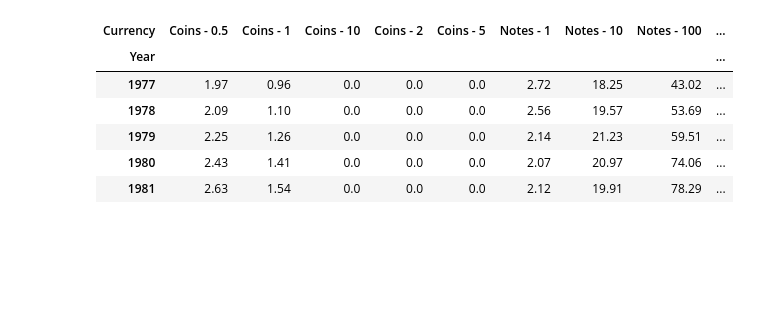
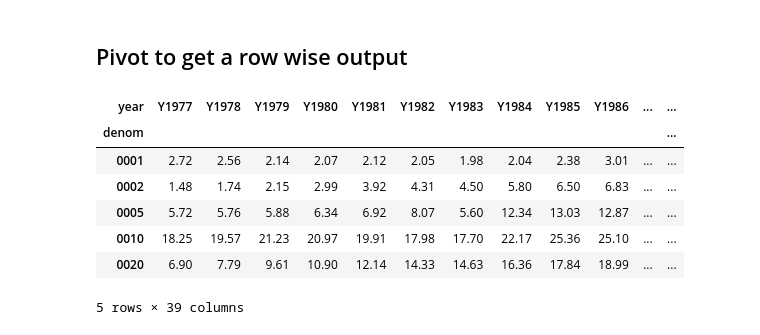
Before and after one commit to amitkaps/indiavis, a Jupyter notebook: notebooks/money.ipynb, the cells around one changed output. Drawn from its saved outputs; the diff is of its cells as text; code cells hidden in the pictures; blank space fills up the shorter version.

Commit message:
Notes vis

```diff
--- a/notebooks/money.ipynb
+++ b/notebooks/money.ipynb
@@ -94,3 +100,5 @@ df.head()
 # %%
-df = df.sort_values(by="Year")
+df = df.sort_values(by="year")
+# %%
+df.drop(['currency'], axis = 1, inplace=True)
 # %%
@@ -100,12 +123,17 @@ df.to_json("../data/money.json")
+# %% [markdown]
+## Pivot to get a row wise output
+# %%
+df['year'] = "Y" + df['year'].astype(str)
 # %%
-dfValue = pd.pivot_table(df, values = "Value", columns = "Currency", index = "Year")
+dfWide = pd.pivot_table(df, values = "money", columns = "year", index = "denom")
 # %%
-dfValue.head()
+dfWide.head()
 # %% [output]
-| Currency | Coins - 0.5 | Coins - 1 | Coins - 10 | Coins - 2 | Coins - 5 | Notes - 1 | Notes - 10 | Notes - 100 | ... |
-| Year |  |  |  |  |  |  |  |  | ... |
-| 1977 | 1.97 | 0.96 | 0.0 | 0.0 | 0.0 | 2.72 | 18.25 | 43.02 | ... |
-| 1978 | 2.09 | 1.10 | 0.0 | 0.0 | 0.0 | 2.56 | 19.57 | 53.69 | ... |
-| 1979 | 2.25 | 1.26 | 0.0 | 0.0 | 0.0 | 2.14 | 21.23 | 59.51 | ... |
-| 1980 | 2.43 | 1.41 | 0.0 | 0.0 | 0.0 | 2.07 | 20.97 | 74.06 | ... |
-| 1981 | 2.63 | 1.54 | 0.0 | 0.0 | 0.0 | 2.12 | 19.91 | 78.29 | ... |
+| year | Y1977 | Y1978 | Y1979 | Y1980 | Y1981 | Y1982 | Y1983 | Y1984 | Y1985 | Y1986 | ... | ... |
+| denom |  |  |  |  |  |  |  |  |  |  |  | ... |
+| 0001 | 2.72 | 2.56 | 2.14 | 2.07 | 2.12 | 2.05 | 1.98 | 2.04 | 2.38 | 3.01 | ... | ... |
+| 0002 | 1.48 | 1.74 | 2.15 | 2.99 | 3.92 | 4.31 | 4.50 | 5.80 | 6.50 | 6.83 | ... | ... |
+| 0005 | 5.72 | 5.76 | 5.88 | 6.34 | 6.92 | 8.07 | 5.60 | 12.34 | 13.03 | 12.87 | ... | ... |
+| 0010 | 18.25 | 19.57 | 21.23 | 20.97 | 19.91 | 17.98 | 17.70 | 22.17 | 25.36 | 25.10 | ... | ... |
+| 0020 | 6.90 | 7.79 | 9.61 | 10.90 | 12.14 | 14.33 | 14.63 | 16.36 | 17.84 | 18.99 | ... | ... |
+5 rows × 39 columns
```
Also changed, not shown: parts of 35 cells of this notebook, 40 other files.
